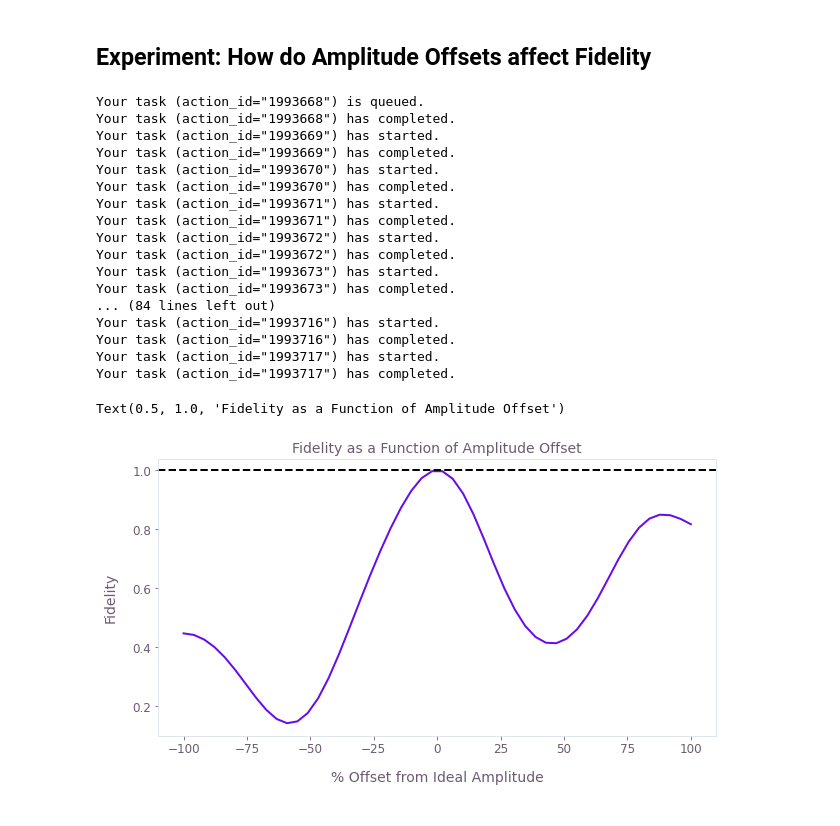
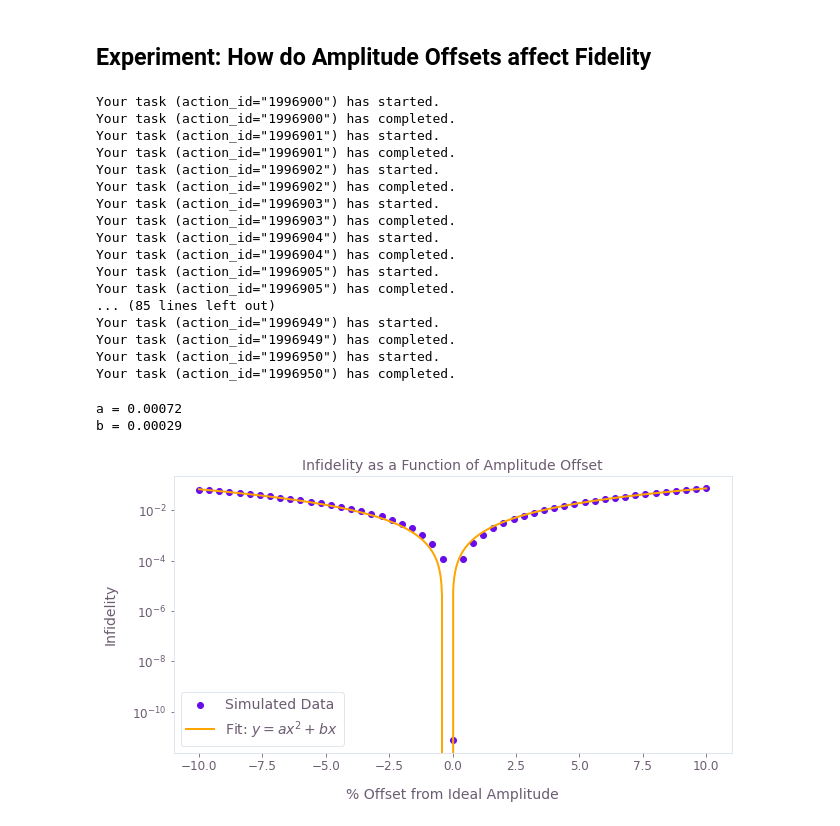
Before and after one commit to gianelgado12/EE522_AtomComputing, a Jupyter notebook: Simulations/LPgate_noise_attemp_luca.ipynb, the cells around one changed output. Cells and saved outputs as stored; diff of their text form; code cells hidden in the pictures.

Commit message:
Redid plots with log scale

```diff
--- a/Simulations/LPgate_noise_attemp_luca.ipynb
+++ b/Simulations/LPgate_noise_attemp_luca.ipynb
@@ -188,7 +234,7 @@ Text(0.5, 1.0, 'Fidelity as a Function of Detuning Offset')
 # %% [markdown]
 ## Experiment: How do Amplitude Offsets affect Fidelity
 # %%
-amplitude_offsets = np.linspace(-omega_val, omega_val, 50)
+amplitude_offsets = np.linspace(-omega_val * 0.1, omega_val*0.1, 51)
 infidelities_arr_amp = np.zeros(amplitude_offsets.shape)
 for a_idx in range(len(amplitude_offsets)):
     result = (
@@ -203,29 +249,36 @@ for a_idx in range(len(amplitude_offsets)):
     )
     infidelities_arr_amp[a_idx] = result['output']['infidelity']['value']
 # %% [output]
-Your task (action_id="1993668") is queued.
-Your task (action_id="1993668") has completed.
-Your task (action_id="1993669") has started.
-Your task (action_id="1993669") has completed.
-Your task (action_id="1993670") has started.
-Your task (action_id="1993670") has completed.
-Your task (action_id="1993671") has started.
-Your task (action_id="1993671") has completed.
-Your task (action_id="1993672") has started.
-Your task (action_id="1993672") has completed.
-Your task (action_id="1993673") has started.
-Your task (action_id="1993673") has completed.
-... (84 lines left out)
-Your task (action_id="1993716") has started.
-Your task (action_id="1993716") has completed.
-Your task (action_id="1993717") has started.
-Your task (action_id="1993717") has completed.
+Your task (action_id="1996900") has started.
+Your task (action_id="1996900") has completed.
+Your task (action_id="1996901") has started.
+Your task (action_id="1996901") has completed.
+Your task (action_id="1996902") has started.
+Your task (action_id="1996902") has completed.
+Your task (action_id="1996903") has started.
+Your task (action_id="1996903") has completed.
+Your task (action_id="1996904") has started.
+Your task (action_id="1996904") has completed.
+Your task (action_id="1996905") has started.
+Your task (action_id="1996905") has completed.
+... (85 lines left out)
+Your task (action_id="1996949") has started.
+Your task (action_id="1996949") has completed.
+Your task (action_id="1996950") has started.
+Your task (action_id="1996950") has completed.
 # %%
-plt.plot(100 * amplitude_offsets/omega_val, 1-infidelities_arr_amp)
+plt.scatter(100 * amplitude_offsets/omega_val, infidelities_arr_amp, zorder=1, label="Simulated Data")
+plt.yscale('log')
 plt.xlabel("% Offset from Ideal Amplitude")
-plt.ylabel("Fidelity")
-plt.axhline(1, color='black', linestyle='dashed')
-plt.title("Fidelity as a Function of Amplitude Offset")
+a, b, c = np.polyfit(100 * amplitude_offsets/omega_val, infidelities_arr_amp, 2)
+x_fit = np.linspace(-10, 10, 1001)
+plt.plot(x_fit, a * x_fit**2 + b * x_fit, color='orange', zorder=1, label="Fit: "  + r"$y = ax^{2} + bx$")
+plt.ylabel("Infidelity")
+#plt.axhline(1, color='black', linestyle='dashed')
+plt.title("Infidelity as a Function of Amplitude Offset")
+plt.legend()
+print(f"a = {a:.2g}", f"\nb = {b:.2g}")
 # %% [output]
-Text(0.5, 1.0, 'Fidelity as a Function of Amplitude Offset')
+a = 0.00072
+b = 0.00029
-[figure, old version]
+[figure, new version]
```
Also changed, not shown: parts of 7 cells of this notebook.
